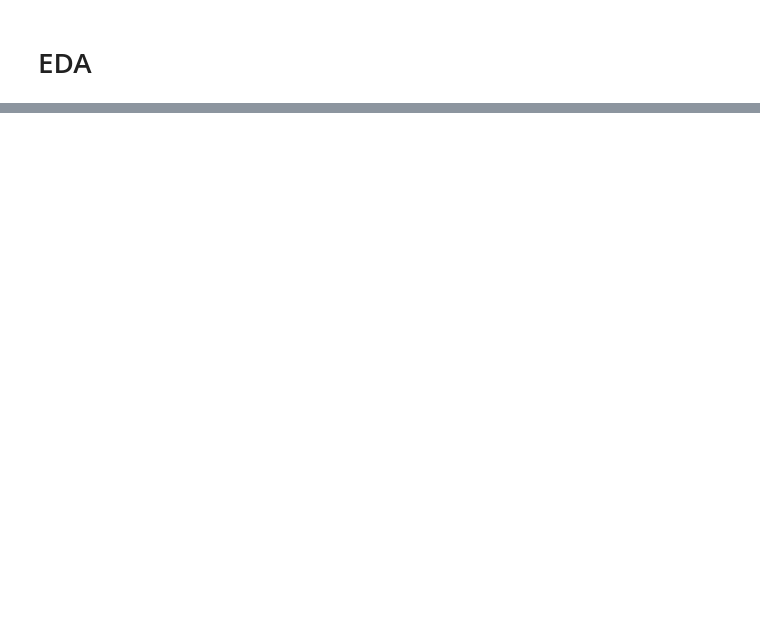
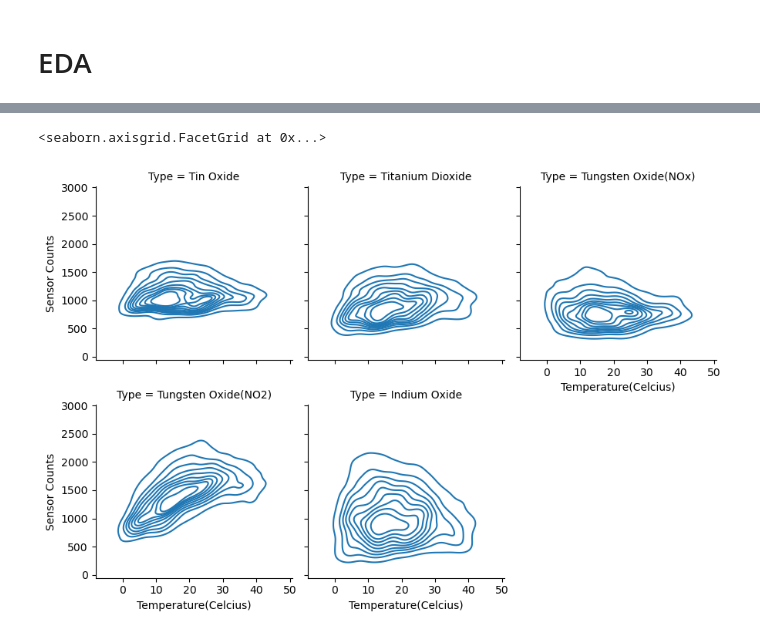
Before and after one commit to ubco-W2022T1-cosc301/project-group38, a Jupyter notebook: notebooks/analysis1.ipynb, the cells around one changed output, grey strips where cells are left out. Drawn from its saved outputs; the diff is of its cells as text; code cells hidden in the pictures; blank space fills up the shorter version.

```diff
--- a/notebooks/analysis1.ipynb
+++ b/notebooks/analysis1.ipynb
@@ -55,0 +70,39 @@ sns.kdeplot(data,x='T',y='PT08.S1(CO)',fill=True)
+# %%
+def toCommonName(name):
+    if name == 'PT08.S1(CO)':
+        return "Tin Oxide"
+    elif name == 'PT08.S2(NMHC)':
+        return "Titanium Dioxide"
+    elif name == 'PT08.S3(NOx)':
+        return "Tungsten Oxide(NOx)"
+    elif name == 'PT08.S4(NO2)':
+        return "Tungsten Oxide(NO2)"
+    elif name == 'PT08.S5(O3)':
+        return "Indium Oxide"
+    else:
+        return "Unknown"
+
+def toMetalDataTbl(colName: str):
+    df = pd.DataFrame()
+    df['T'] = data['T']
+    df['RH'] = data['RH']
+    df['AH'] = data['AH']
+    df['Value'] = data[colName]
+    df['Type'] = toCommonName(colName)
+
+    return df
+
+metalData = pd.DataFrame(columns=['T','RH','AH','Value','Type'])
+metalData = pd.concat([metalData,
+                       toMetalDataTbl("PT08.S1(CO)"),
+                       toMetalDataTbl("PT08.S2(NMHC)"),
+                       toMetalDataTbl("PT08.S3(NOx)"),
+                       toMetalDataTbl("PT08.S4(NO2)"),
+                       toMetalDataTbl("PT08.S5(O3)")
+                       ])
+
+g = sns.FacetGrid(metalData,col='Type',col_wrap=3)
+g.map(sns.kdeplot,"T","Value").set(xlabel="Temperature(Celcius)",ylabel="Sensor Counts")
+# %% [output]
+<seaborn.axisgrid.FacetGrid at 0x...>
+[figure, added]
```
Also changed, not shown: parts of 8 cells of this notebook.
